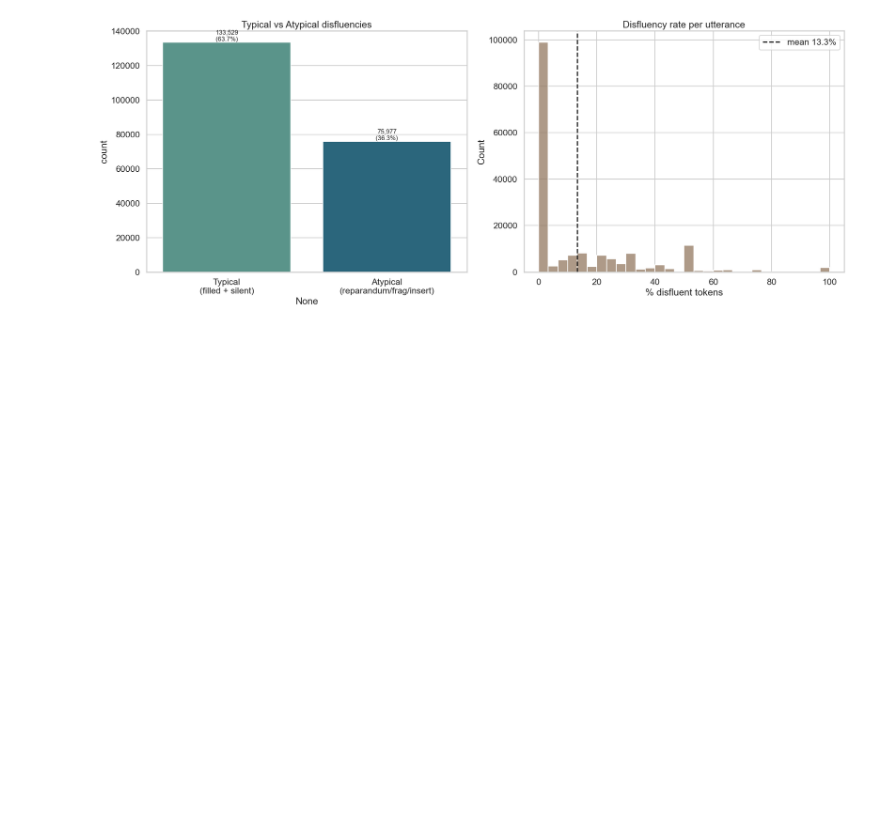
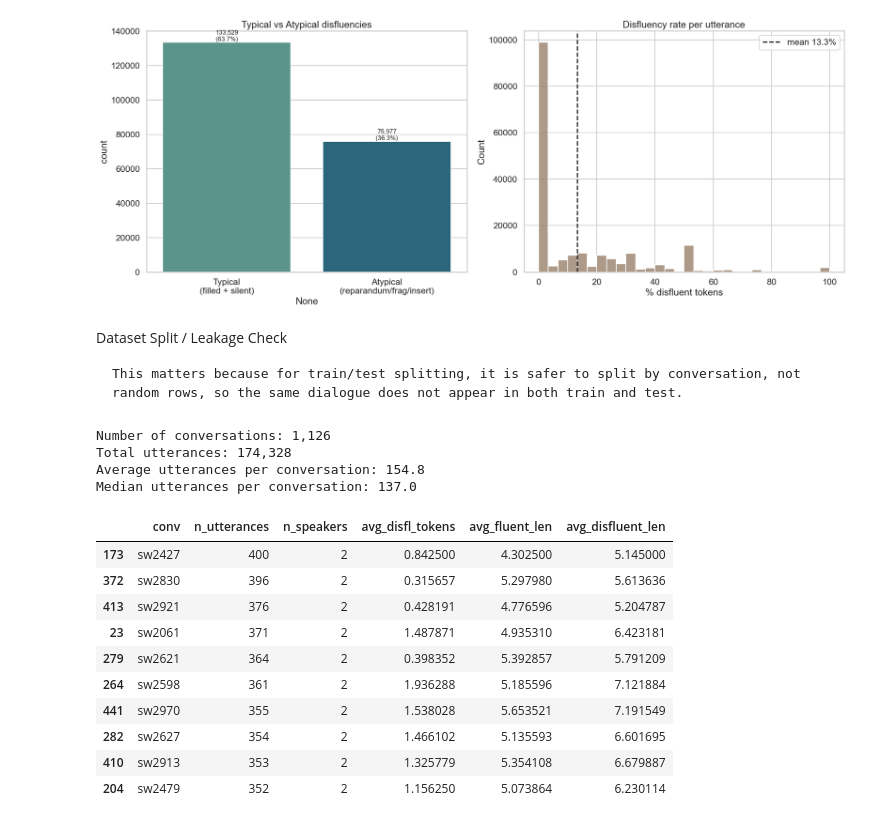
Before and after one commit to lwwws/disfluency-insertion, a Jupyter notebook: visiting.ipynb, the cells around one changed output. Saved outputs shown, nothing was run; the diff lists cells and outputs as text; code cells hidden in the pictures; blank space fills up the shorter version.

```diff
--- a/visiting.ipynb
+++ b/visiting.ipynb
@@ -286,3 +284,44 @@ ax[1].set_title("Disfluency rate per utterance"); ax[1].set_xlabel("% disfluent
 plt.tight_layout(); plt.show()
 # %% [output]
 [figure]
+# %% [markdown]
+Dataset Split / Leakage Check
+
+    This matters because for train/test splitting, it is safer to split by conversation, not random rows, so the same dialogue does not appear in both train and test.
+# %%
+# Conversation-level summary for split planning
+
+conv_summary = (
+    df.groupby("conv")
+    .agg(
+        n_utterances=("conv", "size"),
+        n_speakers=("speaker", "nunique"),
+        avg_disfl_tokens=("n_disfl_tokens", "mean"),
+        avg_fluent_len=("n_tokens_fluent", "mean"),
+        avg_disfluent_len=("n_tokens_disfluent", "mean"),
+    )
+    .reset_index()
+)
+
+print(f"Number of conversations: {conv_summary['conv'].nunique():,}")
+print(f"Total utterances: {len(df):,}")
+print(f"Average utterances per conversation: {conv_summary['n_utterances'].mean():.1f}")
+print(f"Median utterances per conversation: {conv_summary['n_utterances'].median():.1f}")
+
+conv_summary.sort_values("n_utterances", ascending=False).head(10)
+# %% [output]
+Number of conversations: 1,126
+Total utterances: 174,328
+Average utterances per conversation: 154.8
+Median utterances per conversation: 137.0
+|  | conv | n_utterances | n_speakers | avg_disfl_tokens | avg_fluent_len | avg_disfluent_len |
+| 173 | sw2427 | 400 | 2 | 0.842500 | 4.302500 | 5.145000 |
+| 372 | sw2830 | 396 | 2 | 0.315657 | 5.297980 | 5.613636 |
+| 413 | sw2921 | 376 | 2 | 0.428191 | 4.776596 | 5.204787 |
+| 23 | sw2061 | 371 | 2 | 1.487871 | 4.935310 | 6.423181 |
+| 279 | sw2621 | 364 | 2 | 0.398352 | 5.392857 | 5.791209 |
+| 264 | sw2598 | 361 | 2 | 1.936288 | 5.185596 | 7.121884 |
+| 441 | sw2970 | 355 | 2 | 1.538028 | 5.653521 | 7.191549 |
+| 282 | sw2627 | 354 | 2 | 1.466102 | 5.135593 | 6.601695 |
+| 410 | sw2913 | 353 | 2 | 1.325779 | 5.354108 | 6.679887 |
+| 204 | sw2479 | 352 | 2 | 1.156250 | 5.073864 | 6.230114 |
```
Also changed, not shown: parts of 12 cells of this notebook.
